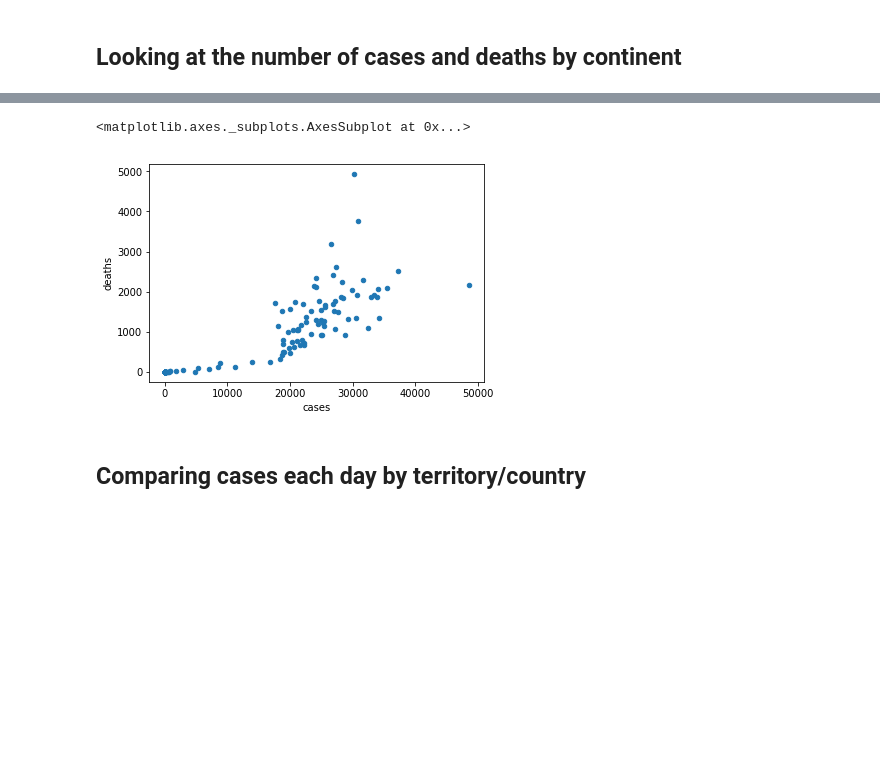
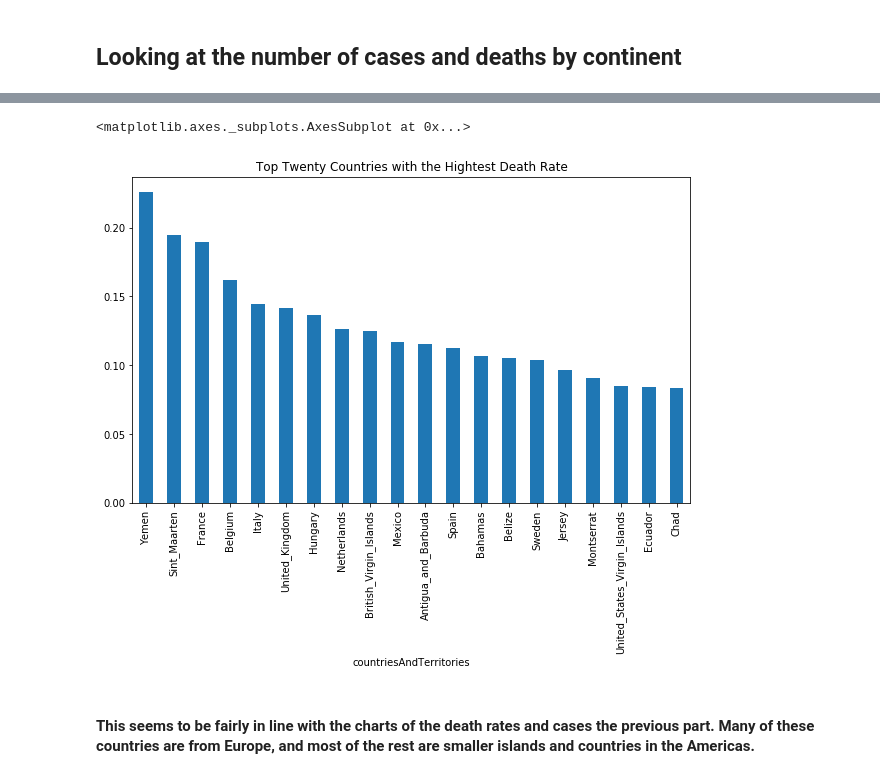
Before and after one commit to Liu-Maria/ISAT252, a Jupyter notebook: ISAT225_Final_Project.ipynb, the cells around one changed output, grey strips where cells are left out. Cells and saved outputs as stored; diff of their text form; code cells hidden in the pictures; blank space fills up the shorter version.

```diff
--- a/ISAT225_Final_Project.ipynb
+++ b/ISAT225_Final_Project.ipynb
@@ -129,9 +64,0 @@ dtype: float64
-# %%
-usa_data = df.loc[df['countriesAndTerritories'] == 'United_States_of_America']
-usa_data.plot.scatter(x='cases',y='deaths')
-cases_in_usa = df.groupby()
-# %% [output]
-<matplotlib.axes._subplots.AxesSubplot at 0x...>
-[figure, removed]
-# %% [markdown]
-## Comparing cases each day by territory/country
@@ -140,0 +67,9 @@ cases_in_usa = df.groupby()
+# %%
+top_twenty_death_percentages = death_percentages.nlargest(20)     #Countries with the worst death rate
+# %%
+top_twenty_death_percentages.plot.bar(title = 'Top Twenty Countries with the Hightest Death Rate')
+# %% [output]
+<matplotlib.axes._subplots.AxesSubplot at 0x...>
+[figure, added]
+# %% [markdown]
+#### This seems to be fairly in line with the charts of the death rates and cases the previous part. Many of these countries are from Europe, and most of the rest are smaller islands and countries in the Americas.
```
Also changed, not shown: parts of 43 cells of this notebook.
